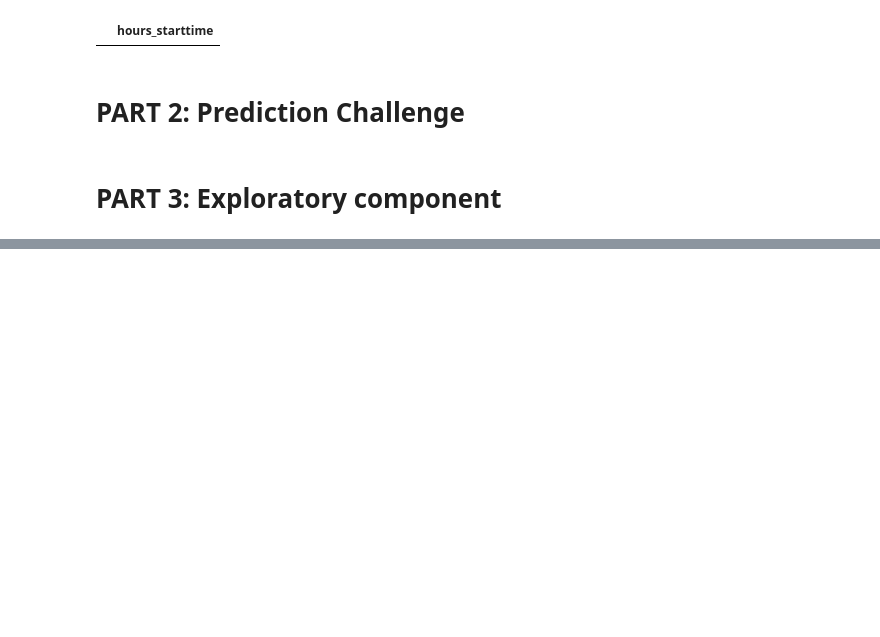
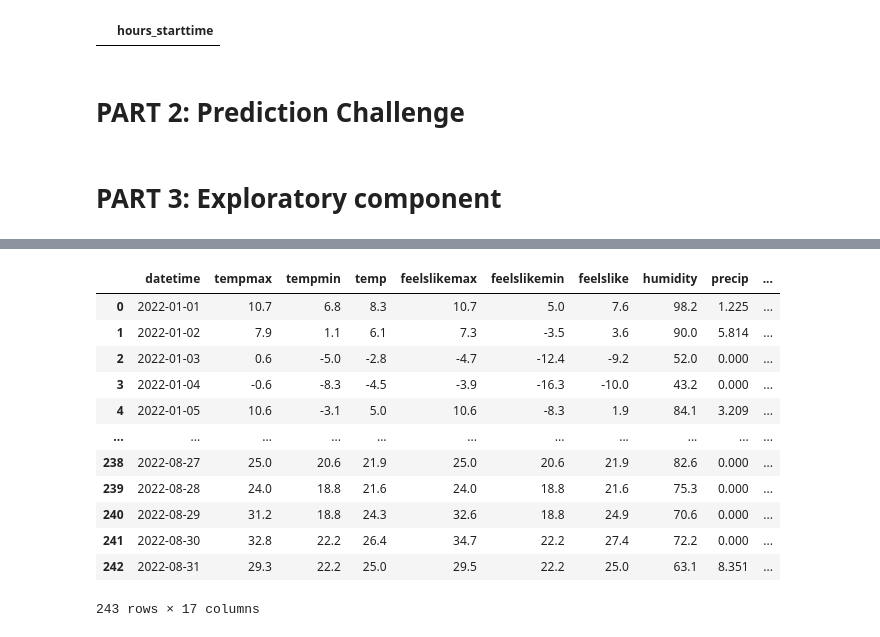
Before and after one commit to ivans14/BA_proj, a Jupyter notebook: Exploratory.ipynb, the cells around one changed output, grey strips where cells are left out. Cells and saved outputs as stored; diff of their text form; code cells hidden in the pictures; blank space fills up the shorter version.

```diff
--- a/Exploratory.ipynb
+++ b/Exploratory.ipynb
@@ -153,0 +244,16 @@ df_pickups
+# %%
+data_w
+# %% [output]
+|  | datetime | tempmax | tempmin | temp | feelslikemax | feelslikemin | feelslike | humidity | precip | ... |
+| 0 | 2022-01-01 | 10.7 | 6.8 | 8.3 | 10.7 | 5.0 | 7.6 | 98.2 | 1.225 | ... |
+| 1 | 2022-01-02 | 7.9 | 1.1 | 6.1 | 7.3 | -3.5 | 3.6 | 90.0 | 5.814 | ... |
+| 2 | 2022-01-03 | 0.6 | -5.0 | -2.8 | -4.7 | -12.4 | -9.2 | 52.0 | 0.000 | ... |
+| 3 | 2022-01-04 | -0.6 | -8.3 | -4.5 | -3.9 | -16.3 | -10.0 | 43.2 | 0.000 | ... |
+| 4 | 2022-01-05 | 10.6 | -3.1 | 5.0 | 10.6 | -8.3 | 1.9 | 84.1 | 3.209 | ... |
+| ... | ... | ... | ... | ... | ... | ... | ... | ... | ... | ... |
+| 238 | 2022-08-27 | 25.0 | 20.6 | 21.9 | 25.0 | 20.6 | 21.9 | 82.6 | 0.000 | ... |
+| 239 | 2022-08-28 | 24.0 | 18.8 | 21.6 | 24.0 | 18.8 | 21.6 | 75.3 | 0.000 | ... |
+| 240 | 2022-08-29 | 31.2 | 18.8 | 24.3 | 32.6 | 18.8 | 24.9 | 70.6 | 0.000 | ... |
+| 241 | 2022-08-30 | 32.8 | 22.2 | 26.4 | 34.7 | 22.2 | 27.4 | 72.2 | 0.000 | ... |
+| 242 | 2022-08-31 | 29.3 | 22.2 | 25.0 | 29.5 | 22.2 | 25.0 | 63.1 | 8.351 | ... |
+243 rows × 17 columns
```
Also changed, not shown: parts of 10 cells of this notebook, 1 other file.
